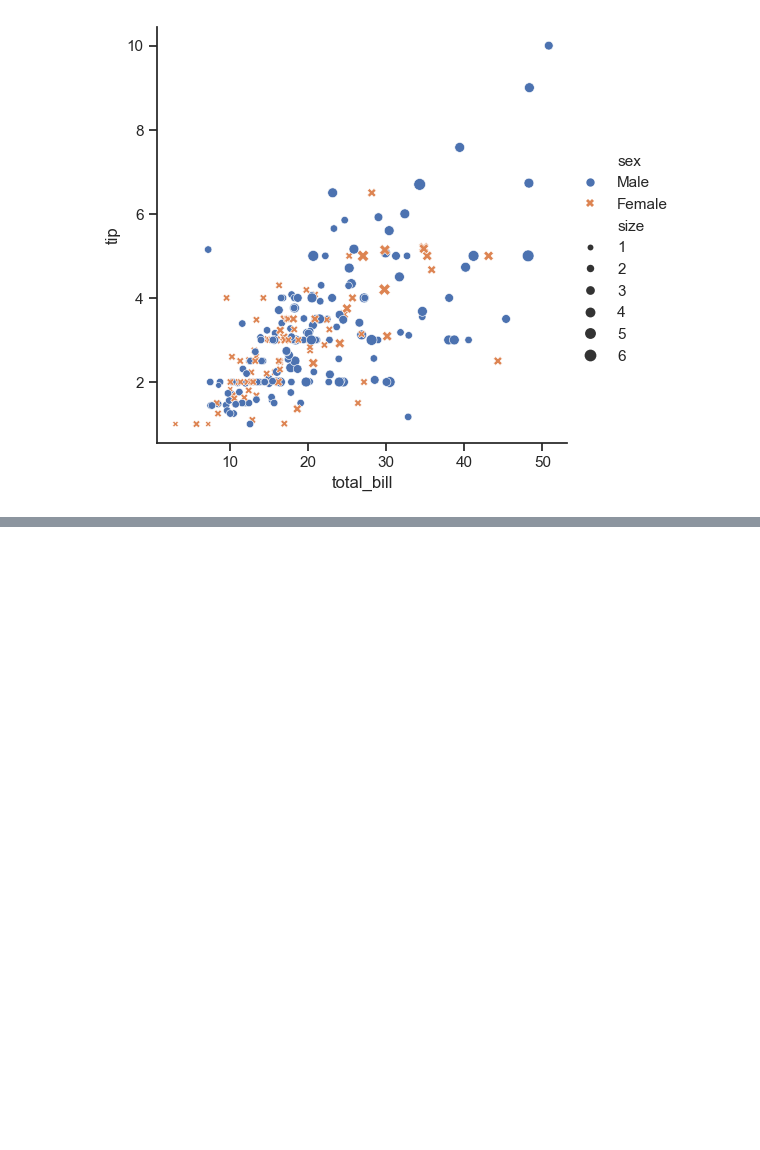
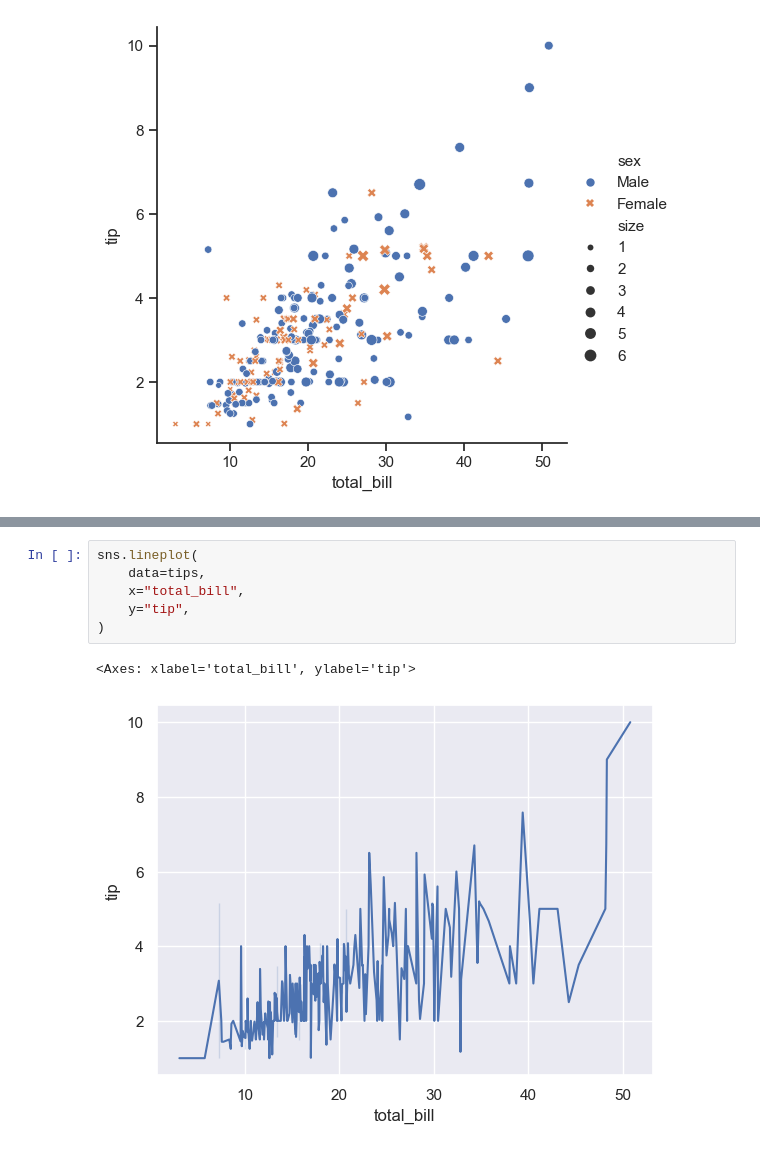
Before and after one commit to SimranGrak/python-for-ai-ml, a Jupyter notebook: prime/seaborn.ipynb, the cells around one changed output, grey strips where cells are left out. Cells and saved outputs as stored; diff of their text form; blank space fills up the shorter version.

```diff
--- a/prime/seaborn.ipynb
+++ b/prime/seaborn.ipynb
@@ -33,0 +48,9 @@ sns.relplot(
+# %%
+sns.lineplot(
+    data=tips,
+    x="total_bill",
+    y="tip",
+)
+# %% [output]
+<Axes: xlabel='total_bill', ylabel='tip'>
+[figure, added]
```
Also changed, not shown: parts of 6 cells of this notebook, 6 other files.
